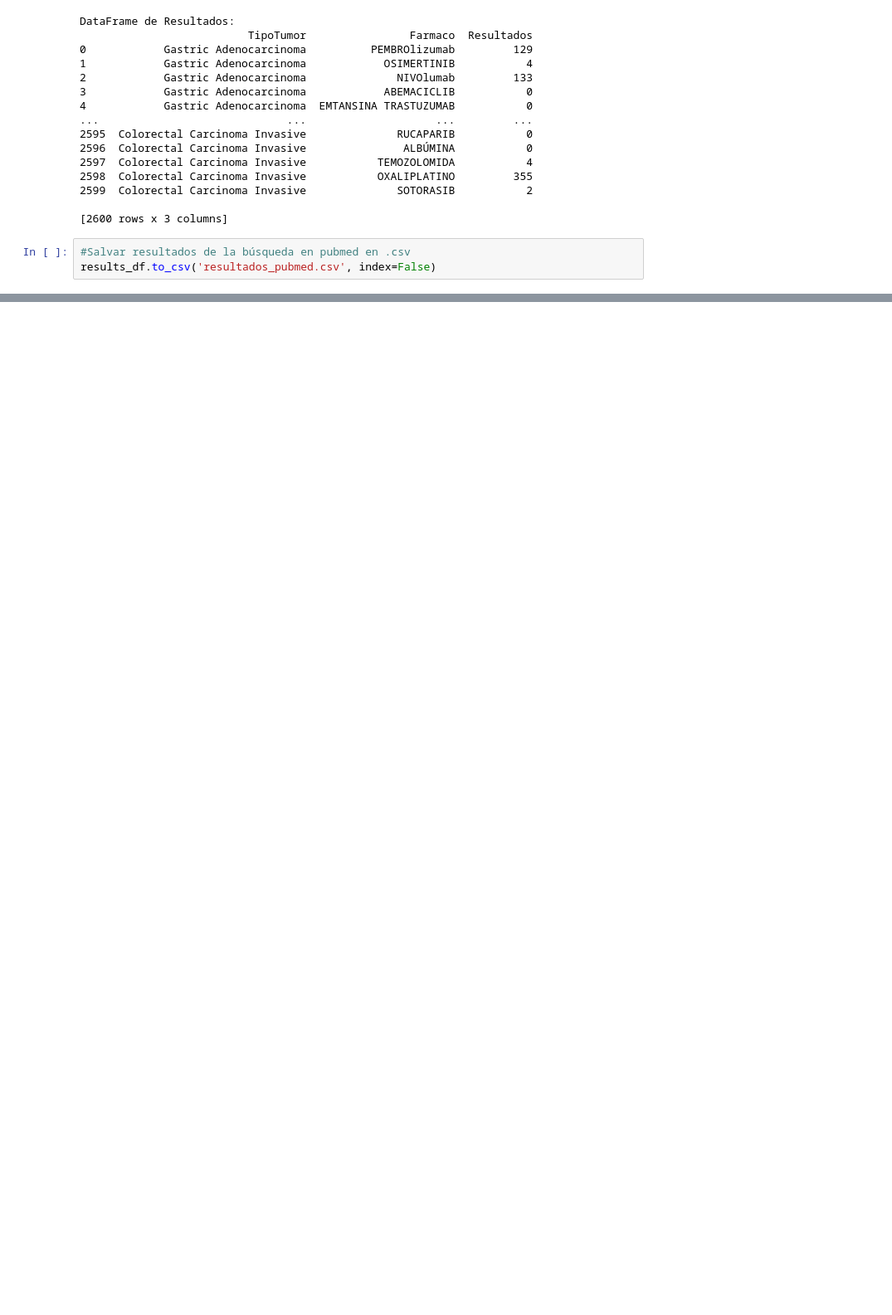
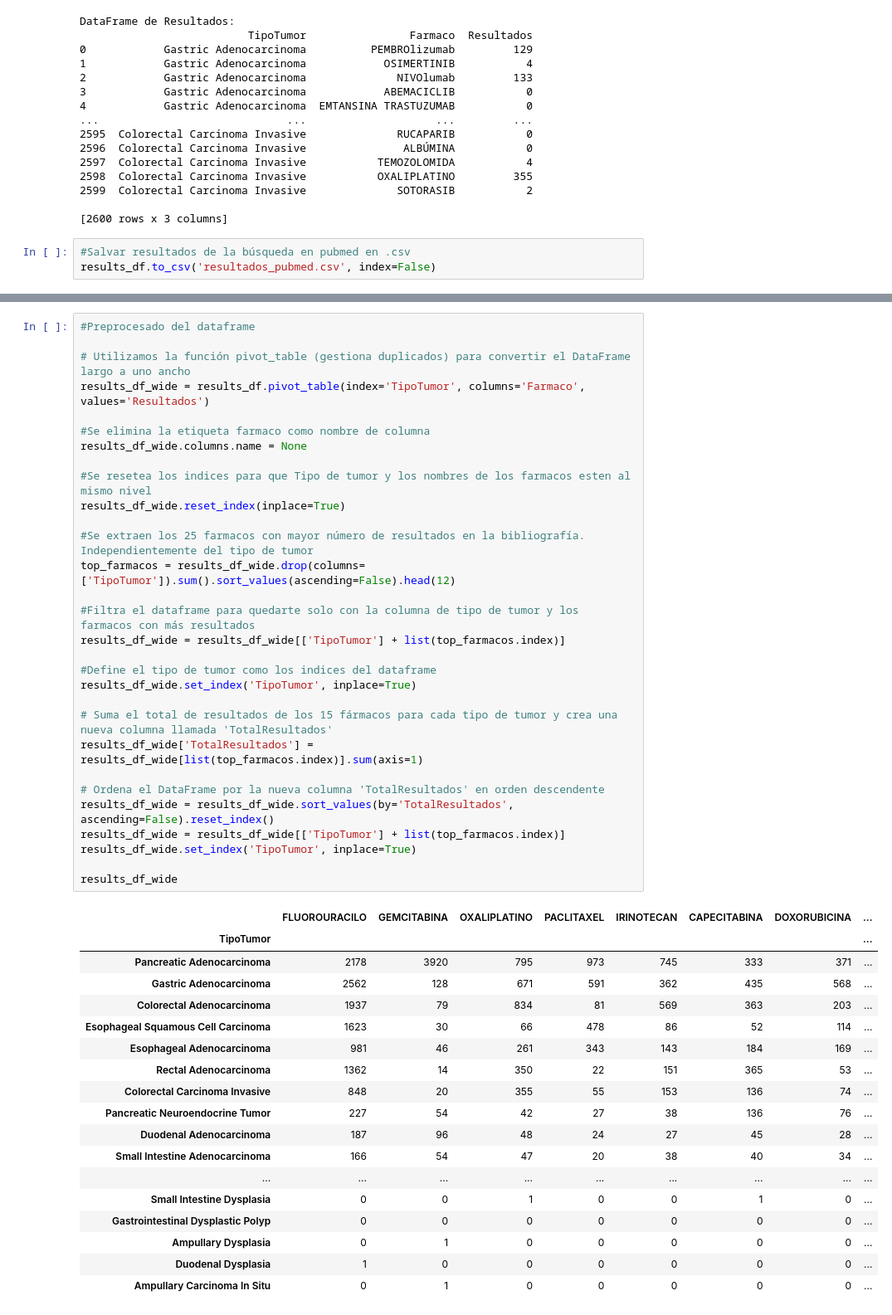
Before and after one commit to BreisOne/pharmacovigilance-literature-mining, a Jupyter notebook: pubmed-api.ipynb, the cells around one changed output, grey strips where cells are left out. Shown at 83% size. Cells and saved outputs as stored; diff of their text form; blank space fills up the shorter version.

```diff
--- a/pubmed-api.ipynb
+++ b/pubmed-api.ipynb
@@ -115,0 +83,49 @@ plt.show()
+# %%
+#Preprocesado del dataframe
+
+# Utilizamos la función pivot_table (gestiona duplicados) para convertir el DataFrame largo a uno ancho
+results_df_wide = results_df.pivot_table(index='TipoTumor', columns='Farmaco', values='Resultados')
+
+#Se elimina la etiqueta farmaco como nombre de columna
+results_df_wide.columns.name = None
+
+#Se resetea los indices para que Tipo de tumor y los nombres de los farmacos esten al mismo nivel
+results_df_wide.reset_index(inplace=True)
+
+#Se extraen los 25 farmacos con mayor número de resultados en la bibliografía. Independientemente del tipo de tumor
+top_farmacos = results_df_wide.drop(columns=['TipoTumor']).sum().sort_values(ascending=False).head(12)
+
+#Filtra el dataframe para quedarte solo con la columna de tipo de tumor y los farmacos con más resultados
+results_df_wide = results_df_wide[['TipoTumor'] + list(top_farmacos.index)]
+
+#Define el tipo de tumor como los indices del dataframe
+results_df_wide.set_index('TipoTumor', inplace=True)
+
+# Suma el total de resultados de los 15 fármacos para cada tipo de tumor y crea una nueva columna llamada 'TotalResultados'
+results_df_wide['TotalResultados'] = results_df_wide[list(top_farmacos.index)].sum(axis=1)
+
+# Ordena el DataFrame por la nueva columna 'TotalResultados' en orden descendente
+results_df_wide = results_df_wide.sort_values(by='TotalResultados', ascending=False).reset_index()
+results_df_wide = results_df_wide[['TipoTumor'] + list(top_farmacos.index)]
+results_df_wide.set_index('TipoTumor', inplace=True)
+
+results_df_wide
+# %% [output]
+|  | FLUOROURACILO | GEMCITABINA | OXALIPLATINO | PACLITAXEL | IRINOTECAN | CAPECITABINA | DOXORUBICINA | ... |
+| TipoTumor |  |  |  |  |  |  |  | ... |
+| Pancreatic Adenocarcinoma | 2178 | 3920 | 795 | 973 | 745 | 333 | 371 | ... |
+| Gastric Adenocarcinoma | 2562 | 128 | 671 | 591 | 362 | 435 | 568 | ... |
+| Colorectal Adenocarcinoma | 1937 | 79 | 834 | 81 | 569 | 363 | 203 | ... |
+| Esophageal Squamous Cell Carcinoma | 1623 | 30 | 66 | 478 | 86 | 52 | 114 | ... |
+| Esophageal Adenocarcinoma | 981 | 46 | 261 | 343 | 143 | 184 | 169 | ... |
+| Rectal Adenocarcinoma | 1362 | 14 | 350 | 22 | 151 | 365 | 53 | ... |
+| Colorectal Carcinoma Invasive | 848 | 20 | 355 | 55 | 153 | 136 | 74 | ... |
+| Pancreatic Neuroendocrine Tumor | 227 | 54 | 42 | 27 | 38 | 136 | 76 | ... |
+| Duodenal Adenocarcinoma | 187 | 96 | 48 | 24 | 27 | 45 | 28 | ... |
+| Small Intestine Adenocarcinoma | 166 | 54 | 47 | 20 | 38 | 40 | 34 | ... |
+| ... | ... | ... | ... | ... | ... | ... | ... | ... |
+| Small Intestine Dysplasia | 0 | 0 | 1 | 0 | 0 | 1 | 0 | ... |
+| Gastrointestinal Dysplastic Polyp | 0 | 0 | 0 | 0 | 0 | 0 | 0 | ... |
+| Ampullary Dysplasia | 0 | 1 | 0 | 0 | 0 | 0 | 0 | ... |
+| Duodenal Dysplasia | 1 | 0 | 0 | 0 | 0 | 0 | 0 | ... |
+| Ampullary Carcinoma In Situ | 0 | 1 | 0 | 0 | 0 | 0 | 0 | ... |
```
Also changed, not shown: parts of 10 cells of this notebook, 5 other files.
